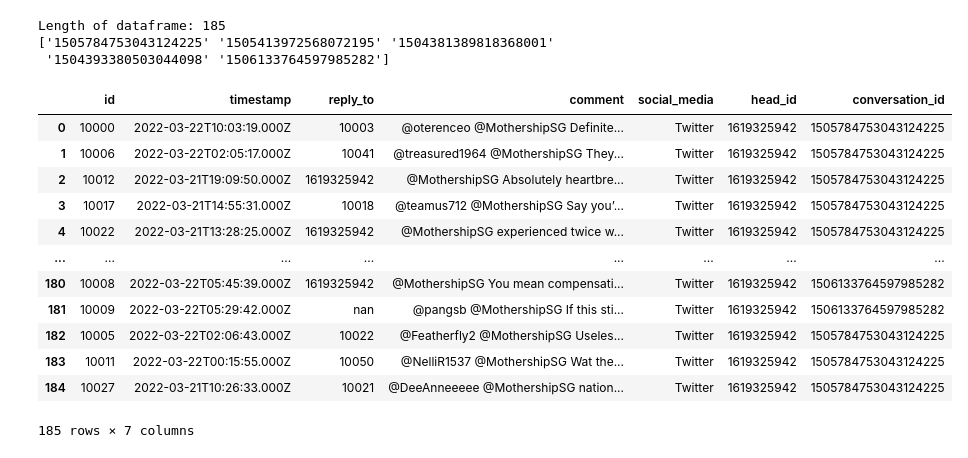
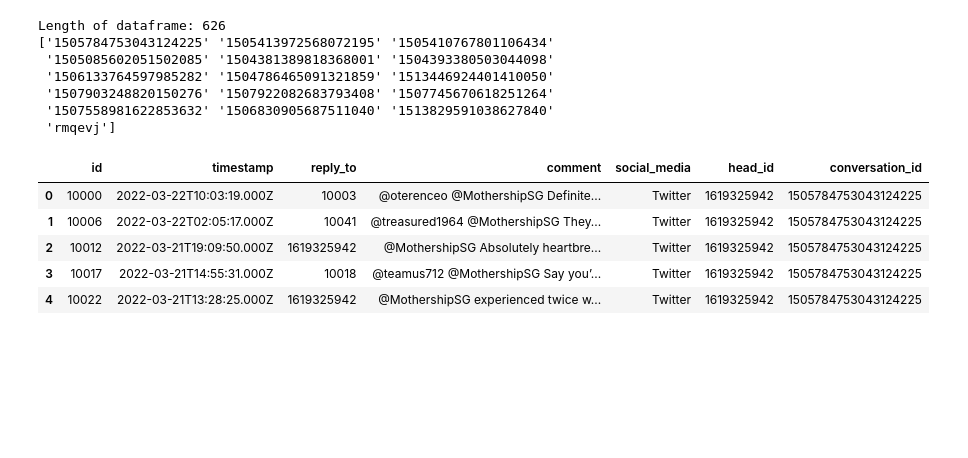
Before and after one commit to Confirmation-Bias-Analyser/Data-Collection, a Jupyter notebook: Update and View Database.ipynb, the cells around one changed output. Saved outputs shown, nothing was run; the diff lists cells and outputs as text; code cells hidden in the pictures; blank space fills up the shorter version.

```diff
--- a/Update and View Database.ipynb
+++ b/Update and View Database.ipynb
@@ -39,29 +55,26 @@ with open('Authentication/database_uri.txt', 'r', encoding="utf8") as f:
 # setUpDB(command, uri)
 # %%
 query = '''
-    select * from tweets_for_analysis
+    select * from comments_for_analysis
 '''
 
 data = getData(query, uri)
 print('Length of dataframe:', len(data))
 print(data['conversation_id'].unique())
 
-data
+data.head()
 # %% [output]
-Length of dataframe: 185
-['1505784753043124225' '1505413972568072195' '1504381389818368001'
- '1504393380503044098' '1506133764597985282']
+Length of dataframe: 626
+['1505784753043124225' '1505413972568072195' '1505410767801106434'
+ '1505085602051502085' '1504381389818368001' '1504393380503044098'
+ '1506133764597985282' '1504786465091321859' '1513446924401410050'
+ '1507903248820150276' '1507922082683793408' '1507745670618251264'
+ '1507558981622853632' '1506830905687511040' '1513829591038627840'
+ 'rmqevj']
 |  | id | timestamp | reply_to | comment | social_media | head_id | conversation_id |
 | 0 | 10000 | 2022-03-22T10:03:19.000Z | 10003 | @oterenceo @MothershipSG Definite... | Twitter | 1619325942 | 1505784753043124225 |
 | 1 | 10006 | 2022-03-22T02:05:17.000Z | 10041 | @treasured1964 @MothershipSG They... | Twitter | 1619325942 | 1505784753043124225 |
 | 2 | 10012 | 2022-03-21T19:09:50.000Z | 1619325942 | @MothershipSG Absolutely heartbre... | Twitter | 1619325942 | 1505784753043124225 |
 | 3 | 10017 | 2022-03-21T14:55:31.000Z | 10018 | @teamus712 @MothershipSG Say you’... | Twitter | 1619325942 | 1505784753043124225 |
 | 4 | 10022 | 2022-03-21T13:28:25.000Z | 1619325942 | @MothershipSG experienced twice w... | Twitter | 1619325942 | 1505784753043124225 |
-| ... | ... | ... | ... | ... | ... | ... | ... |
-| 180 | 10008 | 2022-03-22T05:45:39.000Z | 1619325942 | @MothershipSG You mean compensati... | Twitter | 1619325942 | 1506133764597985282 |
-| 181 | 10009 | 2022-03-22T05:29:42.000Z | nan | @pangsb @MothershipSG If this sti... | Twitter | 1619325942 | 1506133764597985282 |
-| 182 | 10005 | 2022-03-22T02:06:43.000Z | 10022 | @Featherfly2 @MothershipSG Useles... | Twitter | 1619325942 | 1505784753043124225 |
-| 183 | 10011 | 2022-03-22T00:15:55.000Z | 10050 | @NelliR1537 @MothershipSG Wat the... | Twitter | 1619325942 | 1505784753043124225 |
-| 184 | 10027 | 2022-03-21T10:26:33.000Z | 10021 | @DeeAnneeeee @MothershipSG nation... | Twitter | 1619325942 | 1505784753043124225 |
-185 rows × 7 columns
 # %%
```
Also changed, not shown: parts of 2 cells of this notebook, 5 other files.
